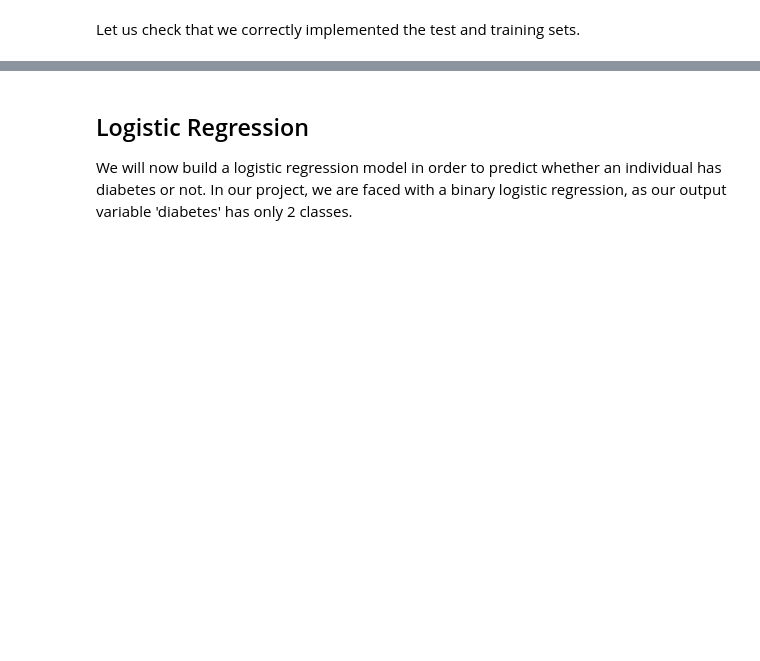
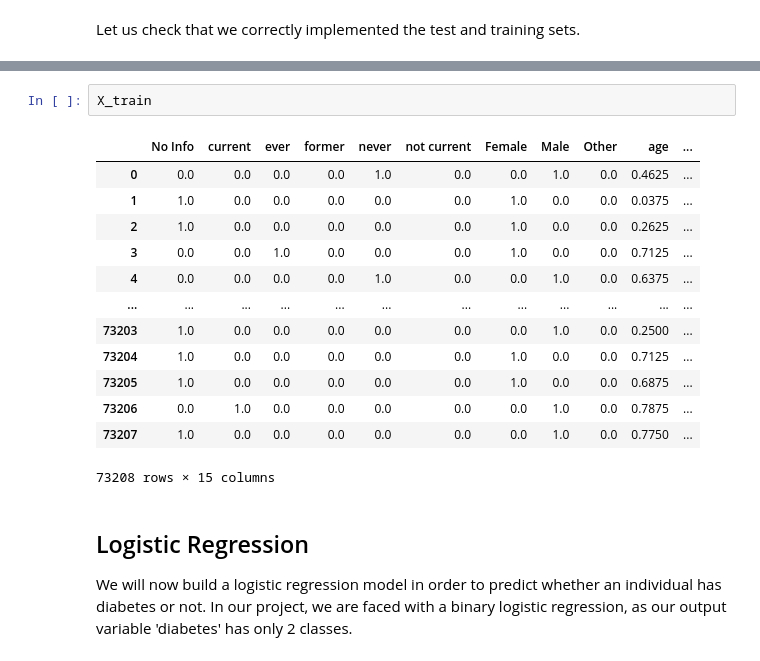
Before and after one commit to flaviagrasso/CSE204_Project, a Jupyter notebook: MachineLearningProject/MACHINE LEARNING PROJECT.ipynb, the cells around one changed output, grey strips where cells are left out. Cells and saved outputs as stored; diff of their text form; blank space fills up the shorter version.

```diff
--- a/MachineLearningProject/MACHINE LEARNING PROJECT.ipynb
+++ b/MachineLearningProject/MACHINE LEARNING PROJECT.ipynb
@@ -212,3 +218,19 @@ Y_train.columns = ['diabetes']
+# %%
+X_train
+# %% [output]
+|  | No Info | current | ever | former | never | not current | Female | Male | Other | age | ... |
+| 0 | 0.0 | 0.0 | 0.0 | 0.0 | 1.0 | 0.0 | 0.0 | 1.0 | 0.0 | 0.4625 | ... |
+| 1 | 1.0 | 0.0 | 0.0 | 0.0 | 0.0 | 0.0 | 1.0 | 0.0 | 0.0 | 0.0375 | ... |
+| 2 | 1.0 | 0.0 | 0.0 | 0.0 | 0.0 | 0.0 | 1.0 | 0.0 | 0.0 | 0.2625 | ... |
+| 3 | 0.0 | 0.0 | 1.0 | 0.0 | 0.0 | 0.0 | 1.0 | 0.0 | 0.0 | 0.7125 | ... |
+| 4 | 0.0 | 0.0 | 0.0 | 0.0 | 1.0 | 0.0 | 0.0 | 1.0 | 0.0 | 0.6375 | ... |
+| ... | ... | ... | ... | ... | ... | ... | ... | ... | ... | ... | ... |
+| 73203 | 1.0 | 0.0 | 0.0 | 0.0 | 0.0 | 0.0 | 0.0 | 1.0 | 0.0 | 0.2500 | ... |
+| 73204 | 1.0 | 0.0 | 0.0 | 0.0 | 0.0 | 0.0 | 1.0 | 0.0 | 0.0 | 0.7125 | ... |
+| 73205 | 1.0 | 0.0 | 0.0 | 0.0 | 0.0 | 0.0 | 1.0 | 0.0 | 0.0 | 0.6875 | ... |
+| 73206 | 0.0 | 1.0 | 0.0 | 0.0 | 0.0 | 0.0 | 0.0 | 1.0 | 0.0 | 0.7875 | ... |
+| 73207 | 1.0 | 0.0 | 0.0 | 0.0 | 0.0 | 0.0 | 0.0 | 1.0 | 0.0 | 0.7750 | ... |
+73208 rows × 15 columns
 # %% [markdown]
 ## Logistic Regression
 
```
Also changed, not shown: parts of 18 cells of this notebook.
